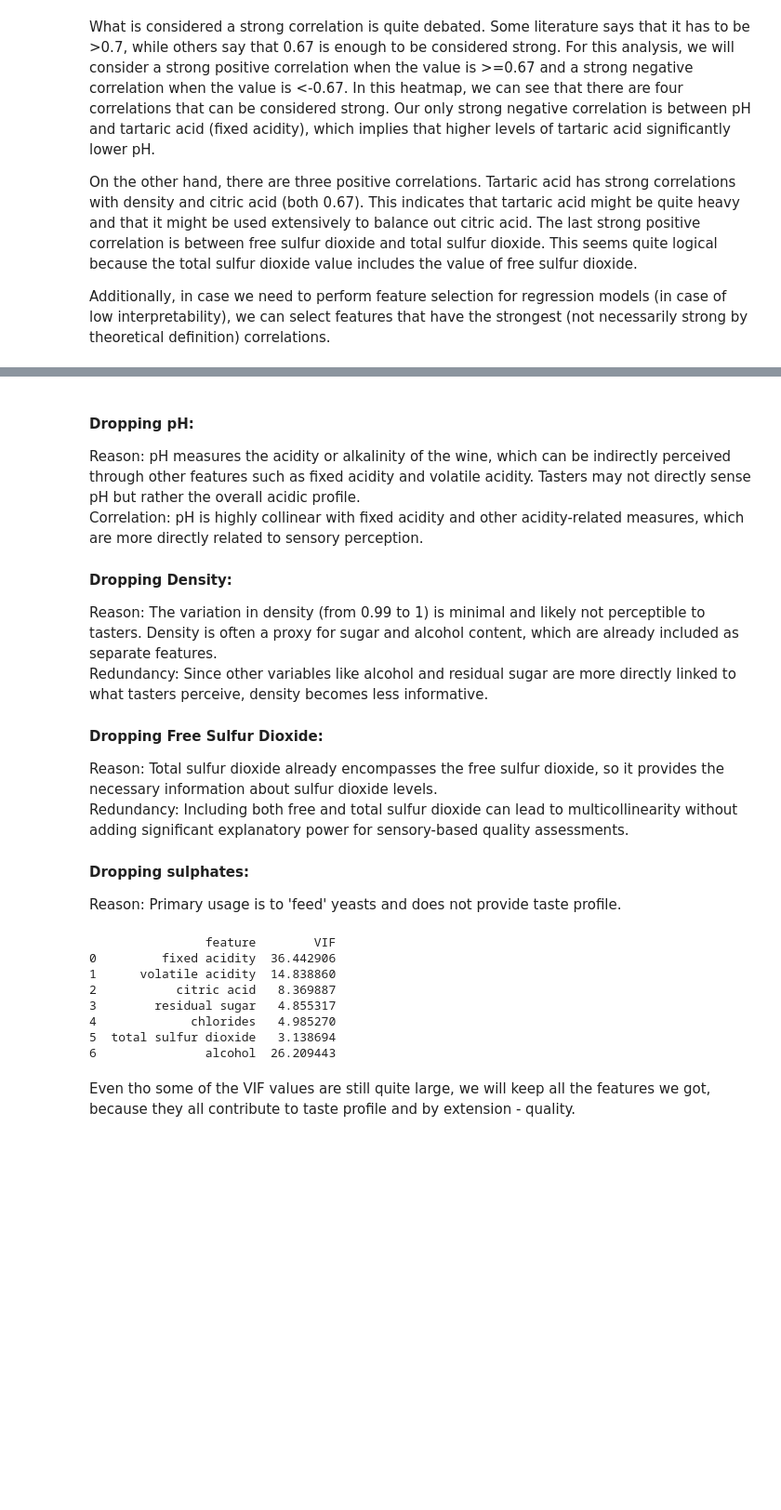
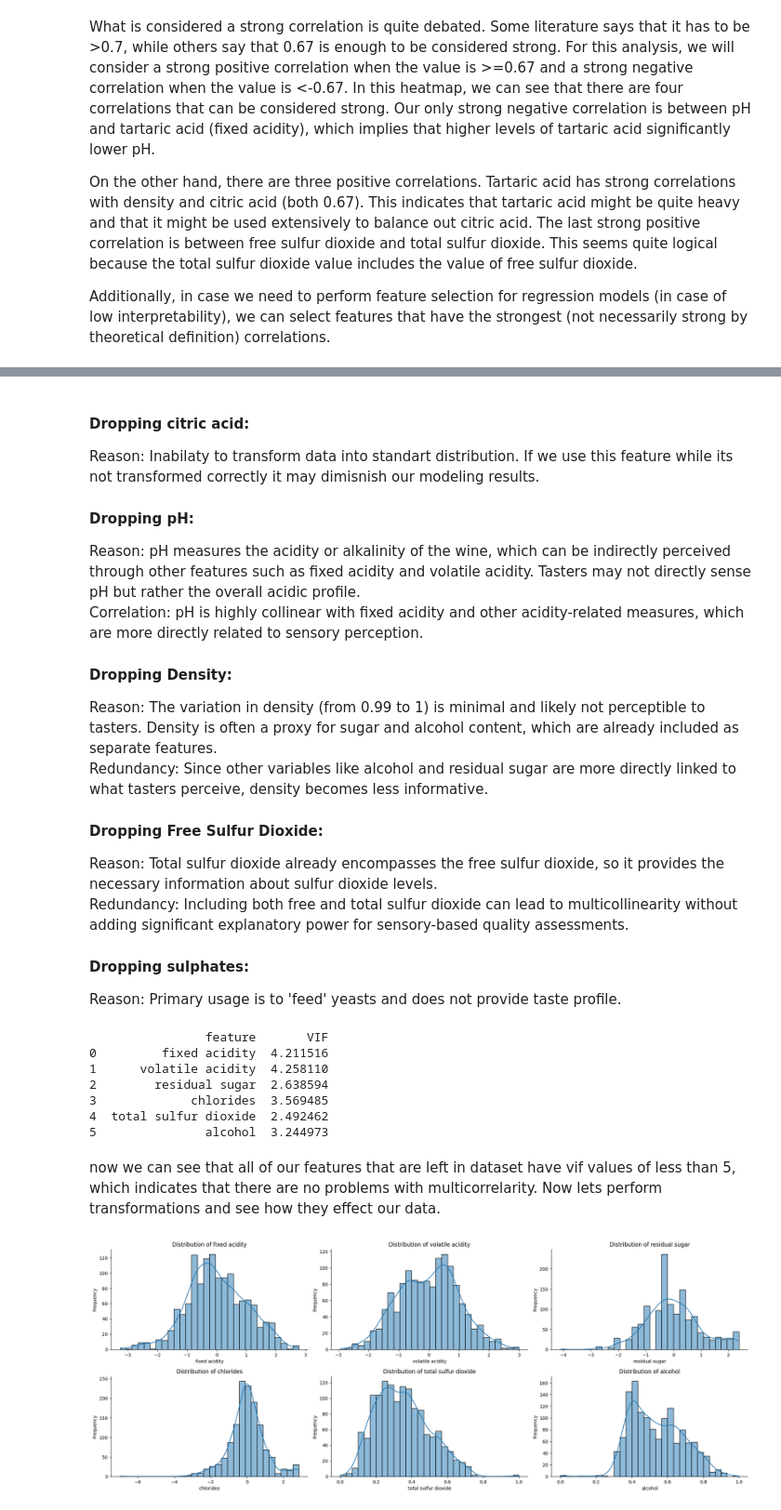
Before and after one commit to minde121/Wine-Quality-EDA-Regression, a Jupyter notebook: wine_analysis.ipynb, the cells around one changed output, grey strips where cells are left out. Shown at 93% size. Cells and saved outputs as stored; diff of their text form; code cells hidden in the pictures; blank space fills up the shorter version.

```diff
--- a/wine_analysis.ipynb
+++ b/wine_analysis.ipynb
@@ -290,6 +335,8 @@ After conducting multicorrelarity inspection using variance inflation factor, we
 # %%
-wine_data.drop(["free sulfur dioxide","density","pH","sulphates"], axis=1, inplace=True)
+standardized_wine_data.drop(["citric acid","free sulfur dioxide","density","pH","sulphates"], axis=1, inplace=True)
 # %% [markdown]
+#### Dropping citric acid:<br>
+Reason: Inabilaty to transform data into standart distribution. If we use this feature while its not transformed correctly it may dimisnish our modeling results.<br>
 #### Dropping pH:<br>
 Reason: pH measures the acidity or alkalinity of the wine, which can be indirectly perceived through other features such as fixed acidity and volatile acidity. Tasters may not directly sense pH but rather the overall acidic profile.<br>
 Correlation: pH is highly collinear with fixed acidity and other acidity-related measures, which are more directly related to sensory perception.<br>
@@ -302,19 +349,42 @@ Redundancy: Including both free and total sulfur dioxide can lead to multicollin
 #### Dropping sulphates: <br>
 Reason: Primary usage is to 'feed' yeasts and does not provide taste profile.
 # %%
-X = wine_data.drop(["quality"], axis=1)
+X = standardized_wine_data.drop(["quality"], axis=1)
 vif_data = pd.DataFrame()
 vif_data["feature"] = X.columns
 vif_data["VIF"] = [VIF(X.values, i) for i in range(len(X.columns))]
 print(vif_data)
 # %% [output]
-                feature        VIF
-0         fixed acidity  36.442906
-1      volatile acidity  14.838860
-2           citric acid   8.369887
-3        residual sugar   4.855317
-4             chlorides   4.985270
-5  total sulfur dioxide   3.138694
-6               alcohol  26.209443
+                feature       VIF
+0         fixed acidity  4.211516
+1      volatile acidity  4.258110
+2        residual sugar  2.638594
+3             chlorides  3.569485
+4  total sulfur dioxide  2.492462
+5               alcohol  3.244973
-# %% [markdown]
-Even tho some of the VIF values are still quite large, we will keep all the features we got, because they all contribute to taste profile and by extension - quality.
+# %% [markdown]
+now we can see that all of our features that are left in dataset have vif values of less than 5, which indicates that there are no problems with multicorrelarity. Now lets perform transformations and see how they effect our data.
+# %%
+pt_yeo_johnson = PowerTransformer(method='yeo-johnson')
+standardized_wine_data['fixed acidity'] = pt_yeo_johnson.fit_transform(standardized_wine_data[['fixed acidity']])
+standardized_wine_data['volatile acidity'] = pt_yeo_johnson.fit_transform(standardized_wine_data[['volatile acidity']])
+standardized_wine_data['residual sugar'] = pt_yeo_johnson.fit_transform(standardized_wine_data[['residual sugar']])
+standardized_wine_data['chlorides'] = pt_yeo_johnson.fit_transform(standardized_wine_data[['chlorides']])
+standardized_wine_data['total sulfur dioxide'] = np.sqrt(standardized_wine_data[['total sulfur dioxide']])
+standardized_wine_data['alcohol'] = np.sqrt(standardized_wine_data[['alcohol']])
+features = standardized_wine_data.columns
+
+plt.figure(figsize=(20, 15))
+for i, feature in enumerate(features):
+    if feature != "quality":
+        plt.subplot(4, 3, i + 1)
+        sns.histplot(standardized_wine_data[feature], bins=30, kde=True)
+        sns.despine()
+        plt.title(f'Distribution of {feature}')
+        plt.xlabel(feature)
+        plt.ylabel('Frequency')
+
+plt.tight_layout()
+plt.show()
+# %% [output]
+[figure, added]
```
Also changed, not shown: parts of 23 cells of this notebook.
